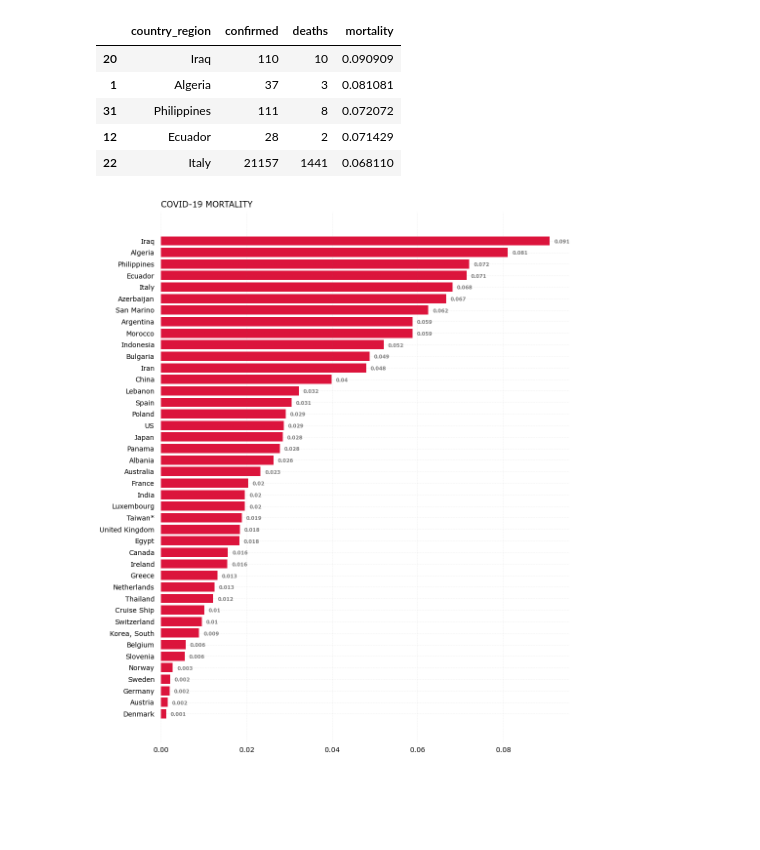
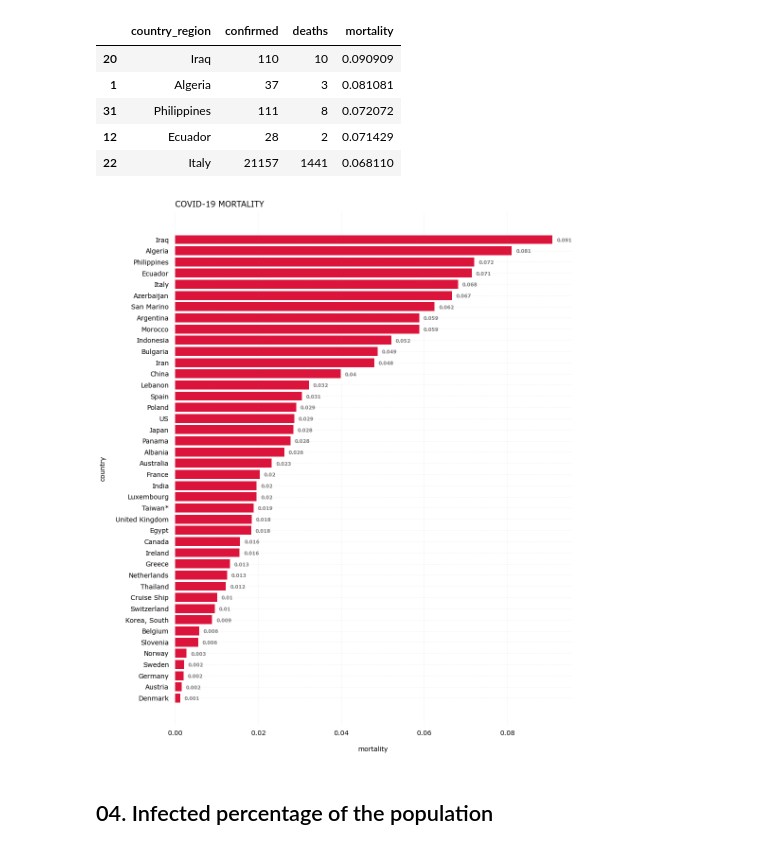
Before and after one commit to SkalskiP/COVID-19, a Jupyter notebook: notebooks/rank-countries-mortality.ipynb, the cells around one changed output. Saved outputs shown, nothing was run; the diff lists cells and outputs as text; code cells hidden in the pictures; blank space fills up the shorter version.

Commit message:
population %

```diff
--- a/notebooks/rank-countries-mortality.ipynb
+++ b/notebooks/rank-countries-mortality.ipynb
@@ -82,50 +94,41 @@ df_day.head()
 # %%
 from matplotlib import rcParams
 
-# Custom Font
 rcParams['font.family'] = 'sans-serif'
 rcParams['font.sans-serif'] = ['Verdana']
 rcParams['font.size'] = 14
 
 regions = df_day.iloc[:,0]
 mortality = df_day.iloc[:,3]
 
-# Figure Size
 fig, ax = plt.subplots(figsize=(15,20))
-
-# Horizontal Bar Plot
 ax.barh(regions, mortality, color='crimson')
 
-# Remove axes splines
 for s in ['top','bottom','left','right']:
     ax.spines[s].set_visible(False)
 
-# Remove x,y Ticks
 ax.xaxis.set_ticks_position('none')
 ax.yaxis.set_ticks_position('none')
 
-# Add padding between axes and labels
 ax.xaxis.set_tick_params(pad=5)
 ax.yaxis.set_tick_params(pad=10)
 
-# Add x,y gridlines
+ax.set_xlabel('mortality', labelpad=20)
+ax.set_ylabel('country', labelpad=20)
+
 ax.grid(b=True, color='grey', linestyle='-.', linewidth=0.5, alpha=0.2)
 
-# Show top values
 ax.invert_yaxis()
 
-# Add Plot Title
 ax.set_title('COVID-19 MORTALITY', loc='left', pad=10)
 
-# # Add annotation to bars
 for i in ax.patches:
     ax.text(i.get_width() + 0.001, i.get_y() + 0.6, str(round((i.get_width()), 3)),
             fontsize=10, fontweight='bold', color='grey')
 
-# Save Plot as image
 fig.savefig('../viz/mortality.png', dpi=100, bbox_inches='tight')
-
-# Show Plot
 plt.show()
 # %% [output]
-[figure, old version]
+[figure, new version]
+# %% [markdown]
+## 04. Infected percentage of the population
```
Also changed, not shown: parts of 8 cells of this notebook, 11 other files.
